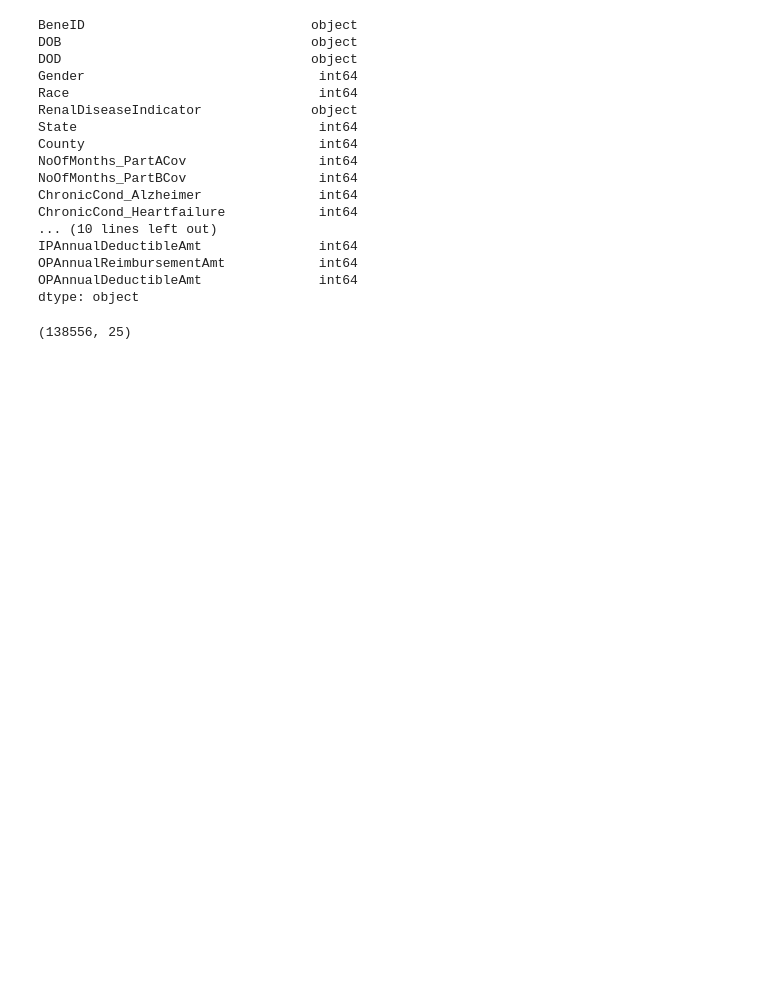
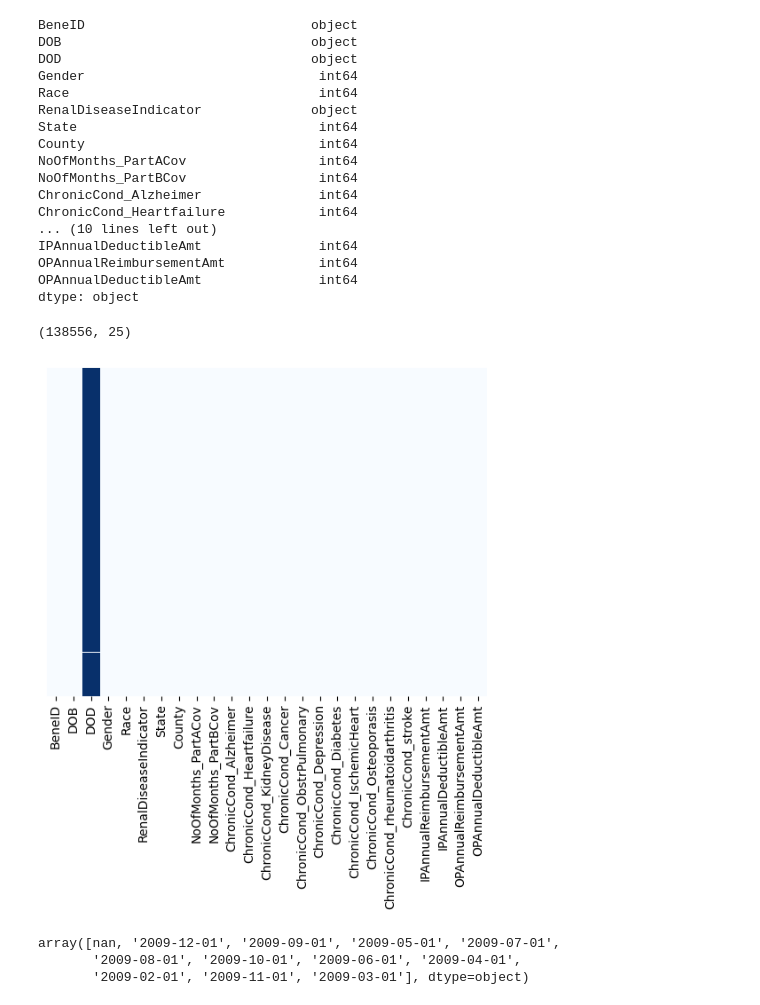
Before and after one commit to dantrainor9/Health-Claims-Fraud, a Jupyter notebook: Health_claims_fraud.ipynb, the cells around one changed output. Saved outputs shown, nothing was run; the diff lists cells and outputs as text; code cells hidden in the pictures; blank space fills up the shorter version.

```diff
--- a/Health_claims_fraud.ipynb
+++ b/Health_claims_fraud.ipynb
@@ -58,3 +58,15 @@ dtype: object
 df_train_ben.shape
 # %% [output]
 (138556, 25)
+# %%
+#calling the .head() function above shows some nulls in the column DOD. Checking for other nulls.
+sns.heatmap(df_train_ben.isnull(),yticklabels=False,cbar=False,cmap='Blues');
+# %% [output]
+[figure, added]
+# %%
+#checking the non-null values in the DOD column
+df_train_ben['DOD'].unique()
+# %% [output]
+array([nan, '2009-12-01', '2009-09-01', '2009-05-01', '2009-07-01',
+       '2009-08-01', '2009-10-01', '2009-06-01', '2009-04-01',
+       '2009-02-01', '2009-11-01', '2009-03-01'], dtype=object)
```
Also changed, not shown: parts of 1 cell of this notebook.
